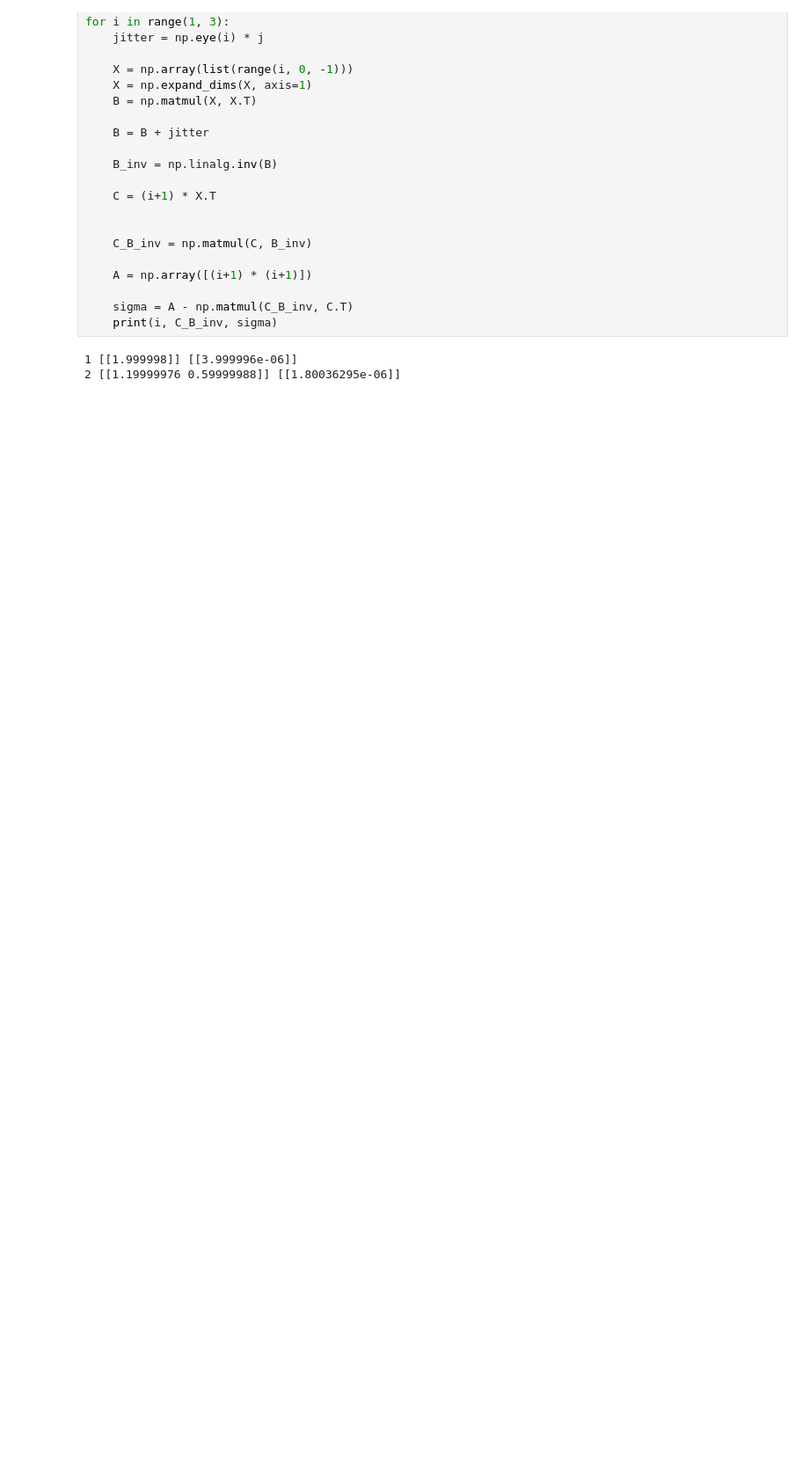
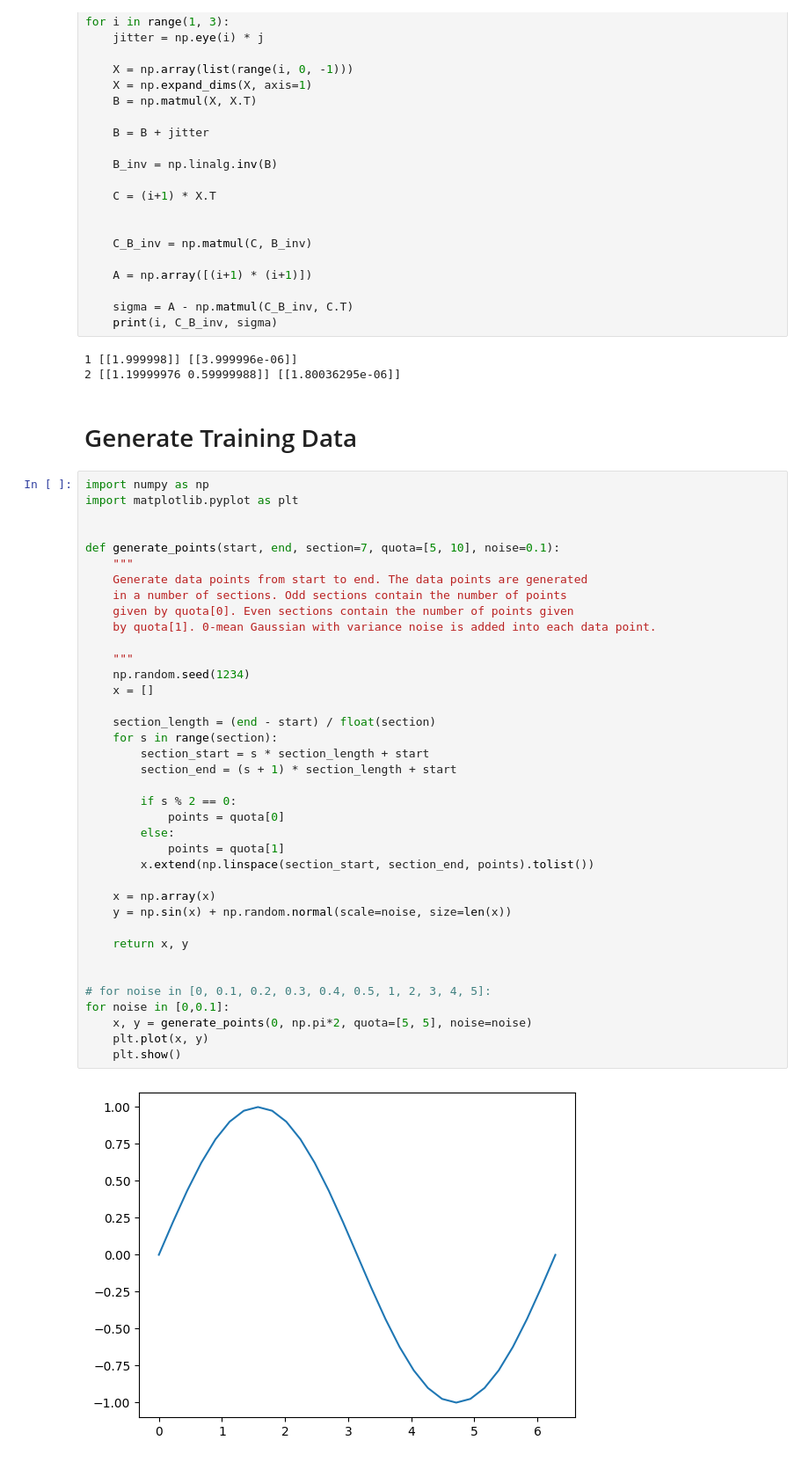
Before and after one commit to johntango/understanding_gaussian_process, a Jupyter notebook: johnTest.ipynb, the cells around one changed output. Shown at 88% size. Saved outputs shown, nothing was run; the diff lists cells and outputs as text; blank space fills up the shorter version.

```diff
--- a/johnTest.ipynb
+++ b/johnTest.ipynb
@@ -76,3 +150,45 @@ for i in range(1, 3):
 # %% [output]
 1 [[1.999998]] [[3.999996e-06]]
 2 [[1.19999976 0.59999988]] [[1.80036295e-06]]
+# %% [markdown]
+# Generate Training Data
+# %%
+import numpy as np
+import matplotlib.pyplot as plt
+
+
+def generate_points(start, end, section=7, quota=[5, 10], noise=0.1):
+    """
+    Generate data points from start to end. The data points are generated
+    in a number of sections. Odd sections contain the number of points
+    given by quota[0]. Even sections contain the number of points given
+    by quota[1]. 0-mean Gaussian with variance noise is added into each data point.
+
+    """
+    np.random.seed(1234)
+    x = []
+
+    section_length = (end - start) / float(section)
+    for s in range(section):
+        section_start = s * section_length + start
+        section_end = (s + 1) * section_length + start
+
+        if s % 2 == 0:
+            points = quota[0]
+        else:
+            points = quota[1]
+        x.extend(np.linspace(section_start, section_end, points).tolist())
+
+    x = np.array(x)
+    y = np.sin(x) + np.random.normal(scale=noise, size=len(x))
+
+    return x, y
+
+
+# for noise in [0, 0.1, 0.2, 0.3, 0.4, 0.5, 1, 2, 3, 4, 5]:
+for noise in [0,0.1]:
+    x, y = generate_points(0, np.pi*2, quota=[5, 5], noise=noise)
+    plt.plot(x, y)
+    plt.show()
+# %% [output]
+[figure, added]
```
Also changed, not shown: parts of 15 cells of this notebook, 1 other file.
